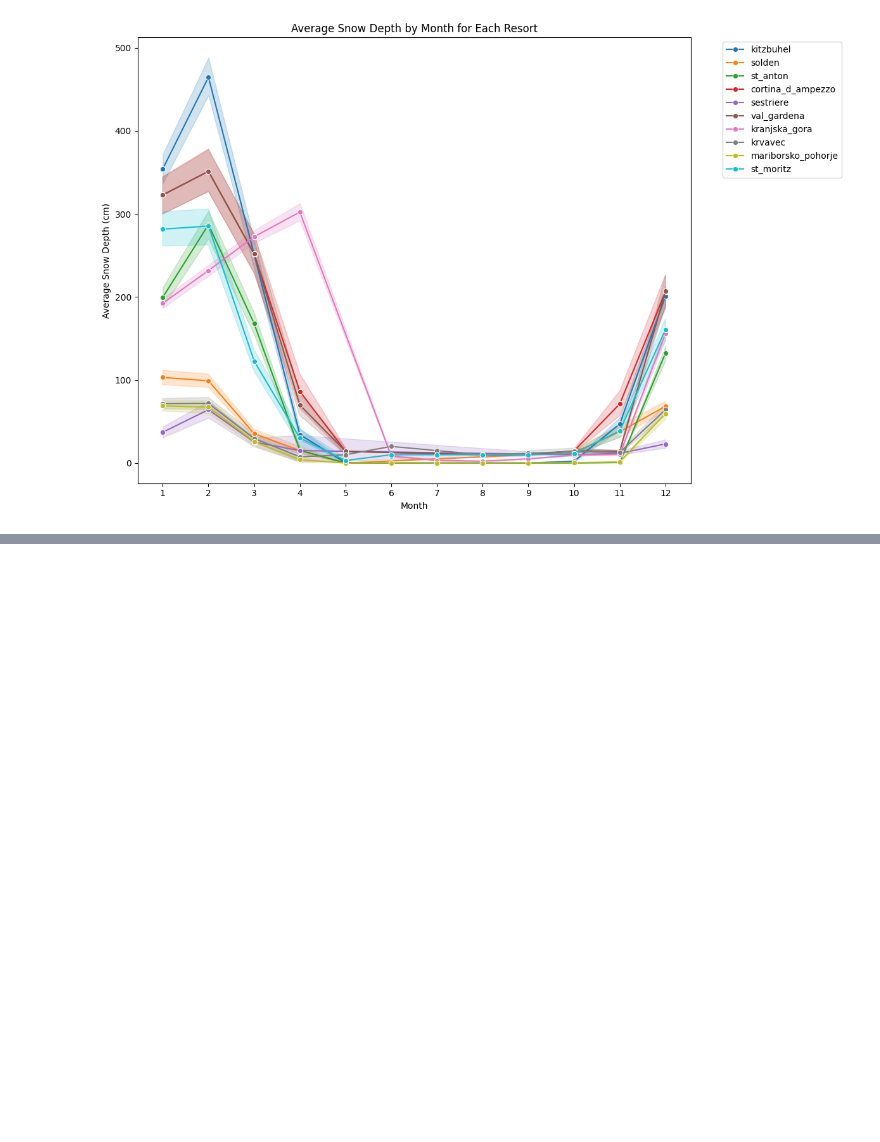
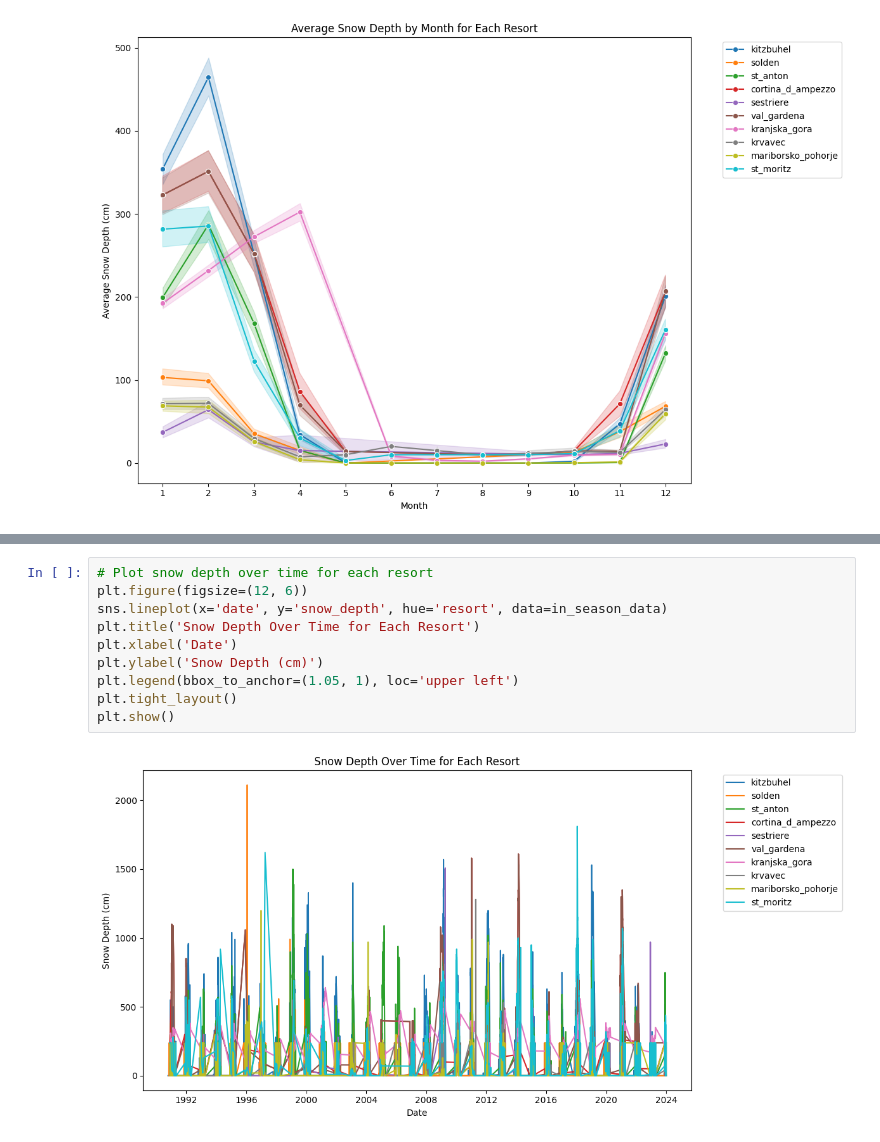
Before and after one commit to SamYatesSmith/SkiSnow, a Jupyter notebook: notebooks/exploratory_data_analysis.ipynb, the cells around one changed output, grey strips where cells are left out. Drawn from its saved outputs; the diff is of its cells as text; blank space fills up the shorter version.

```diff
--- a/notebooks/exploratory_data_analysis.ipynb
+++ b/notebooks/exploratory_data_analysis.ipynb
@@ -404,0 +510,12 @@ plt.show()
+# %%
+# Plot snow depth over time for each resort
+plt.figure(figsize=(12, 6))
+sns.lineplot(x='date', y='snow_depth', hue='resort', data=in_season_data)
+plt.title('Snow Depth Over Time for Each Resort')
+plt.xlabel('Date')
+plt.ylabel('Snow Depth (cm)')
+plt.legend(bbox_to_anchor=(1.05, 1), loc='upper left')
+plt.tight_layout()
+plt.show()
+# %% [output]
+[figure, added]
```
Also changed, not shown: parts of 31 cells of this notebook, 33 other files.
